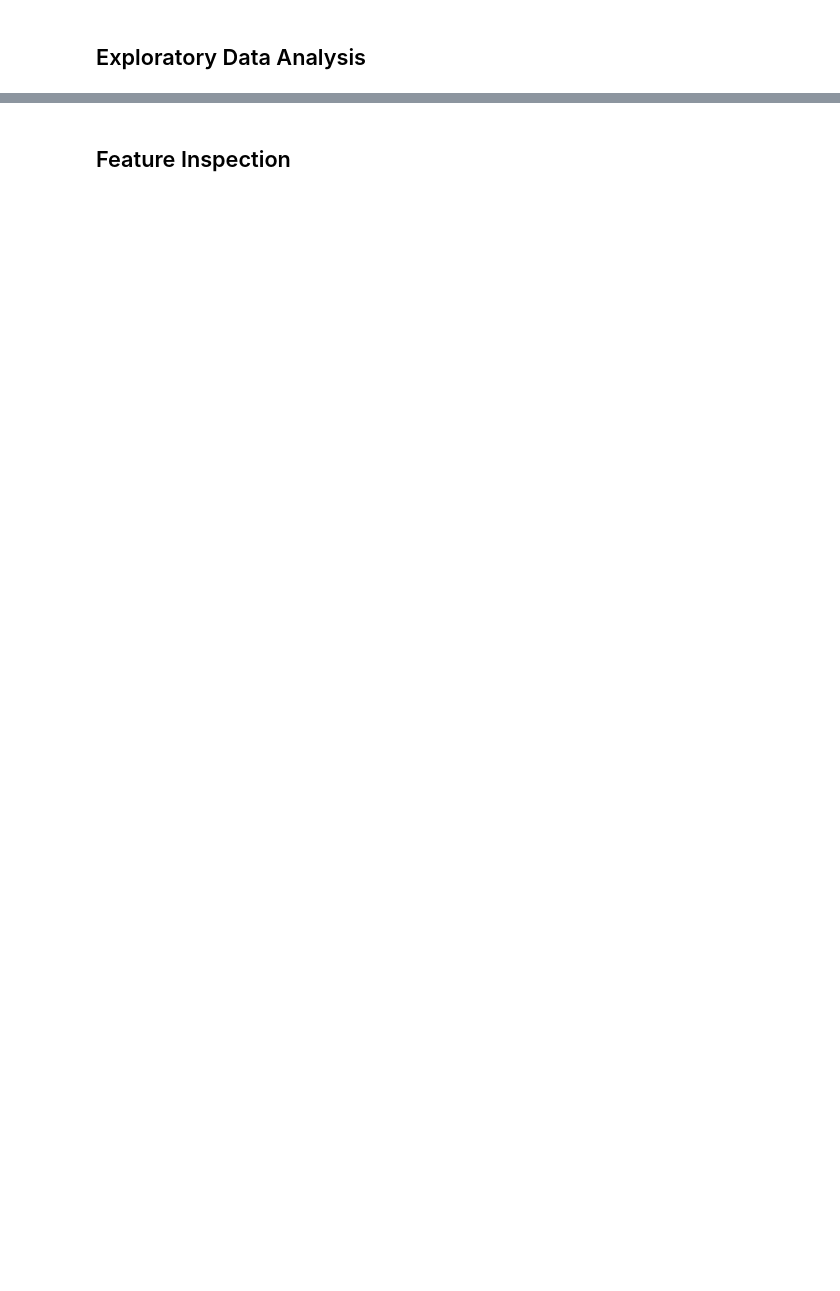
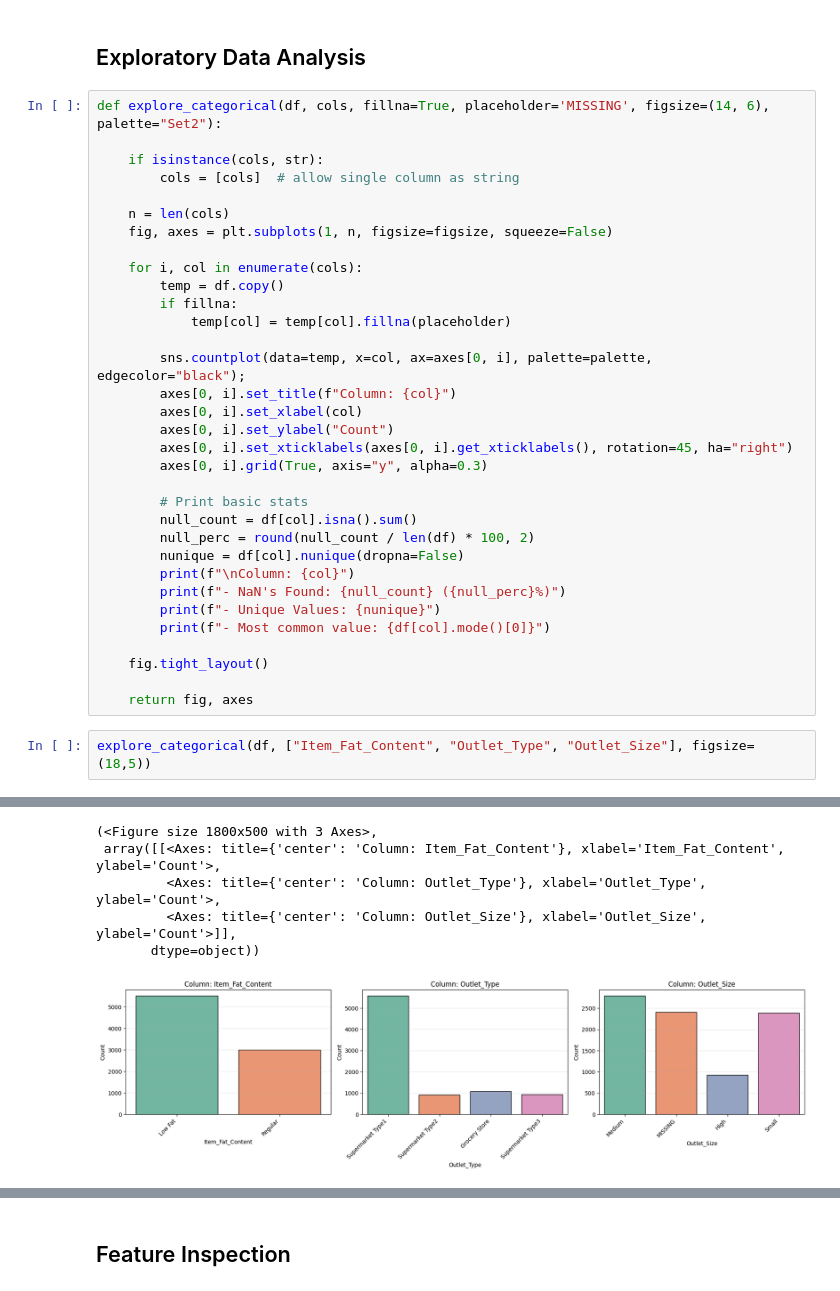
Before and after one commit to Sharekh1/Prediction-of-Product-Sales, a Jupyter notebook: Prediction_of_Product_Sales.ipynb, the cells around one changed output, grey strips where cells are left out. Saved outputs shown, nothing was run; the diff lists cells and outputs as text; blank space fills up the shorter version.

```diff
--- a/Prediction_of_Product_Sales.ipynb
+++ b/Prediction_of_Product_Sales.ipynb
@@ -349,2 +354,38 @@ These statistics are useful for detecting outliers and understanding the overall
 # %% [markdown]
 ## Exploratory Data Analysis
+# %%
+def explore_categorical(df, cols, fillna=True, placeholder='MISSING', figsize=(14, 6), palette="Set2"):
+
+    if isinstance(cols, str):
+        cols = [cols]  # allow single column as string
+
+    n = len(cols)
+    fig, axes = plt.subplots(1, n, figsize=figsize, squeeze=False)
+
+    for i, col in enumerate(cols):
+        temp = df.copy()
+        if fillna:
+            temp[col] = temp[col].fillna(placeholder)
+
+        sns.countplot(data=temp, x=col, ax=axes[0, i], palette=palette, edgecolor="black");
+        axes[0, i].set_title(f"Column: {col}")
+        axes[0, i].set_xlabel(col)
+        axes[0, i].set_ylabel("Count")
+        axes[0, i].set_xticklabels(axes[0, i].get_xticklabels(), rotation=45, ha="right")
+        axes[0, i].grid(True, axis="y", alpha=0.3)
+
+        # Print basic stats
+        null_count = df[col].isna().sum()
+        null_perc = round(null_count / len(df) * 100, 2)
+        nunique = df[col].nunique(dropna=False)
+        print(f"\nColumn: {col}")
+        print(f"- NaN's Found: {null_count} ({null_perc}%)")
+        print(f"- Unique Values: {nunique}")
+        print(f"- Most common value: {df[col].mode()[0]}")
+
+    fig.tight_layout()
+
+    return fig, axes
+# %%
+explore_categorical(df, ["Item_Fat_Content", "Outlet_Type", "Outlet_Size"], figsize=(18,5))
+# %% [output]
@@ -350,0 +406,6 @@ These statistics are useful for detecting outliers and understanding the overall
+(<Figure size 1800x500 with 3 Axes>,
+ array([[<Axes: title={'center': 'Column: Item_Fat_Content'}, xlabel='Item_Fat_Content', ylabel='Count'>,
+         <Axes: title={'center': 'Column: Outlet_Type'}, xlabel='Outlet_Type', ylabel='Count'>,
+         <Axes: title={'center': 'Column: Outlet_Size'}, xlabel='Outlet_Size', ylabel='Count'>]],
+       dtype=object))
+[figure, added]
```
Also changed, not shown: parts of 4 cells of this notebook.
